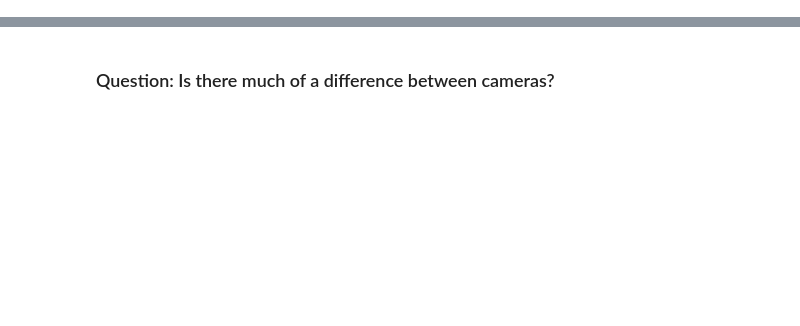
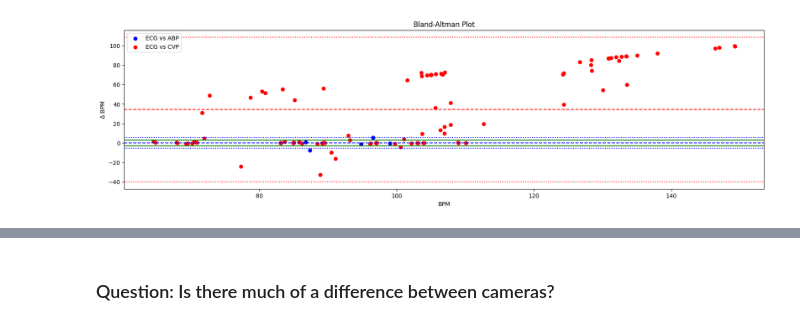
Before and after one commit to coenarrow/pyVHR, a Jupyter notebook: processing_results.ipynb, the cells around one changed output, grey strips where cells are left out. Cells and saved outputs as stored; diff of their text form; code cells hidden in the pictures; blank space fills up the shorter version.

```diff
--- a/processing_results.ipynb
+++ b/processing_results.ipynb
@@ -59,0 +48,38 @@ print(bad_instances)
+# %%
+# Compute means
+ecg_means = [np.nanmean(gt_df.iloc[i]["ECG_BPM"]) for i in range(len(gt_df))]
+abp_means = [np.nanmean(gt_df.iloc[i]["ABP_BPM"]) for i in range(len(gt_df))]
+cvp_means = [np.nanmean(gt_df.iloc[i]["CVP_BPM"]) for i in range(len(gt_df))]
+
+# Compute differences and means for ECG vs ABP and ECG vs CVP
+diff_abp = [a - e for a, e in zip(abp_means, ecg_means)]
+mean_abp = [(a + e)/2 for a, e in zip(abp_means, ecg_means)]
+
+diff_cvp = [c - e for c, e in zip(cvp_means, ecg_means)]
+mean_cvp = [(c + e)/2 for c, e in zip(cvp_means, ecg_means)]
+
+# Plot Bland-Altman for ECG vs ABP
+plt.figure(figsize=(20,5))
+plt.scatter(mean_abp, diff_abp, color='blue', label="ECG vs ABP")
+plt.axhline(np.nanmean(diff_abp), color='blue', linestyle='--')
+plt.axhline(np.nanmean(diff_abp) + 1.96*np.nanstd(diff_abp), color='blue', linestyle=':')
+plt.axhline(np.nanmean(diff_abp) - 1.96*np.nanstd(diff_abp), color='blue', linestyle=':')
+
+# Plot Bland-Altman for ECG vs CVP
+plt.scatter(mean_cvp, diff_cvp, color='red', label="ECG vs CVP")
+plt.axhline(np.nanmean(diff_cvp), color='red', linestyle='--')
+plt.axhline(np.nanmean(diff_cvp) + 1.96*np.nanstd(diff_cvp), color='red', linestyle=':')
+plt.axhline(np.nanmean(diff_cvp) - 1.96*np.nanstd(diff_cvp), color='red', linestyle=':')
+plt.axhline(3, color='green')
+plt.axhline(-3, color='green')
+
+# Add title, labels, and legend
+plt.title('Bland-Altman Plot')
+plt.xlabel('BPM')
+plt.ylabel('$\Delta$ BPM')
+plt.legend()
+
+# Display the plot
+plt.show()
+# %% [output]
+[figure, added]
```
Also changed, not shown: parts of 25 cells of this notebook, 13 other files.
